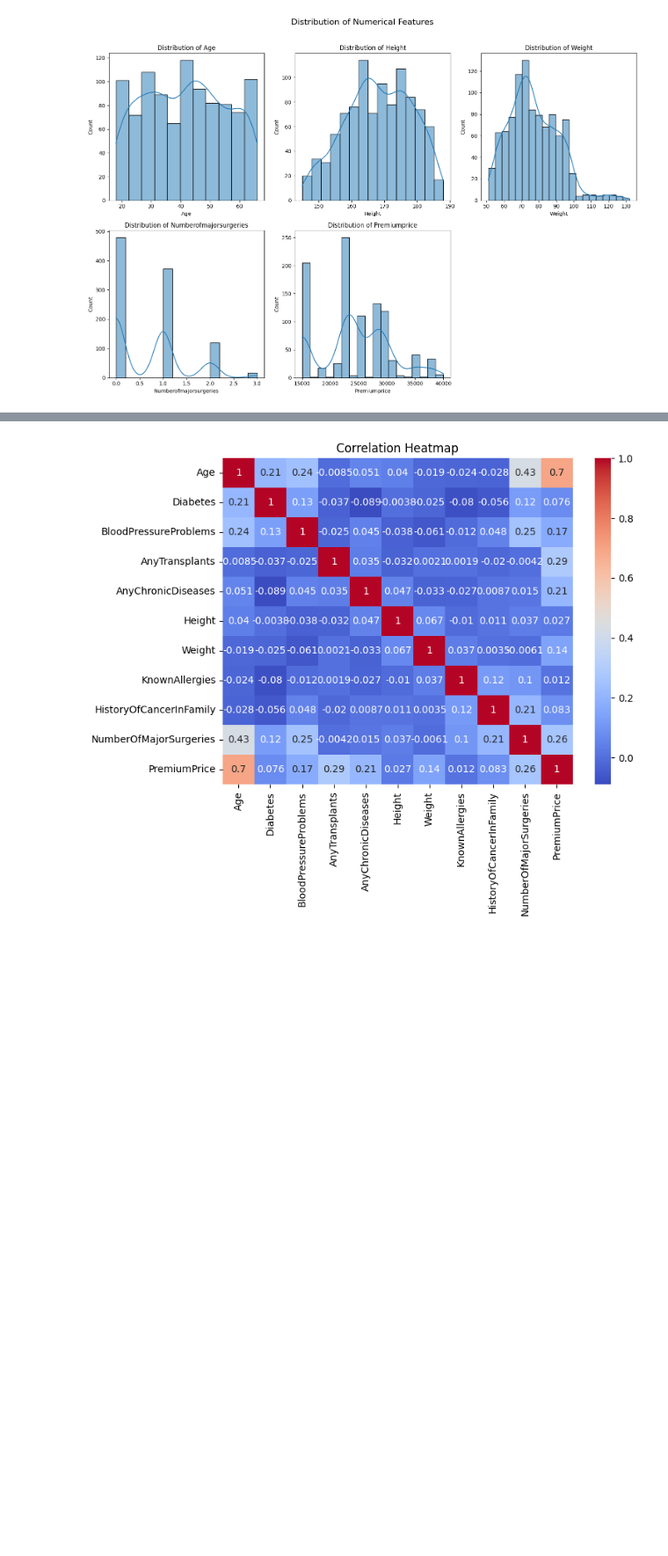
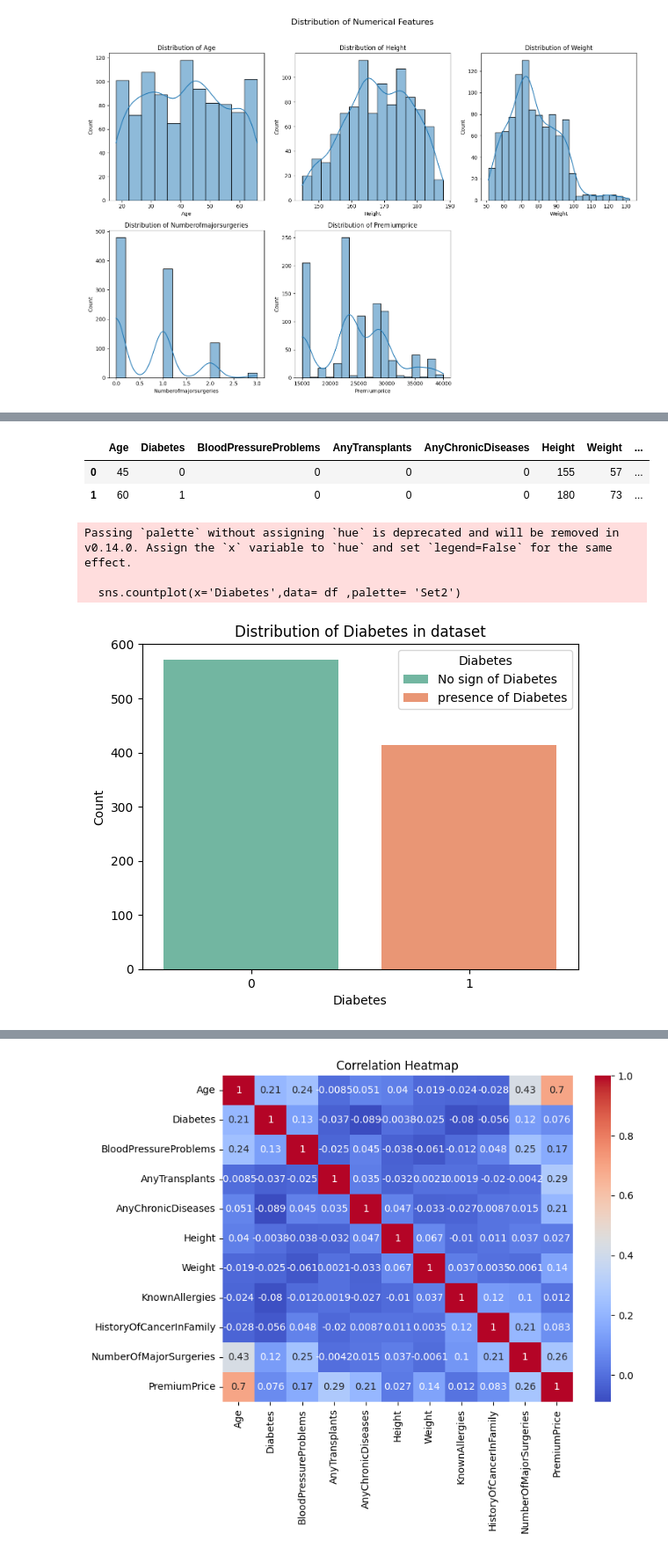
Before and after one commit to Somitav/insurance_cost_prediction, a Jupyter notebook: backend/EDA.ipynb, the cells around one changed output, grey strips where cells are left out. Shown at 88% size. Saved outputs shown, nothing was run; the diff lists cells and outputs as text; code cells hidden in the pictures; blank space fills up the shorter version.

```diff
--- a/backend/EDA.ipynb
+++ b/backend/EDA.ipynb
@@ -118,0 +142,26 @@ plt.show()
+# %%
+df.head(2)
+# %% [output]
+|  | Age | Diabetes | BloodPressureProblems | AnyTransplants | AnyChronicDiseases | Height | Weight | ... |
+| 0 | 45 | 0 | 0 | 0 | 0 | 155 | 57 | ... |
+| 1 | 60 | 1 | 0 | 0 | 0 | 180 | 73 | ... |
+# %%
+#count plot for Diabetes,BloodPresuureProblems,AnyTransplants,AnyChronicDiseases,KnownAllergies,HisotryofCancerInFamily
+
+sns.countplot(x='Diabetes',data= df ,palette= 'Set2')
+
+new_labels = ["No sign of Diabetes","presence of Diabetes"]
+
+
+plt.xlabel('Diabetes')
+plt.ylabel('Count')
+plt.legend(title= 'Diabetes',labels = new_labels )
+
+plt.title("Distribution of Diabetes in dataset")
+
+plt.show()
+# %% [output]
+Passing `palette` without assigning `hue` is deprecated and will be removed in v0.14.0. Assign the `x` variable to `hue` and set `legend=False` for the same effect.
+
+  sns.countplot(x='Diabetes',data= df ,palette= 'Set2')
+[figure, added]
```
Also changed, not shown: parts of 6 cells of this notebook.
